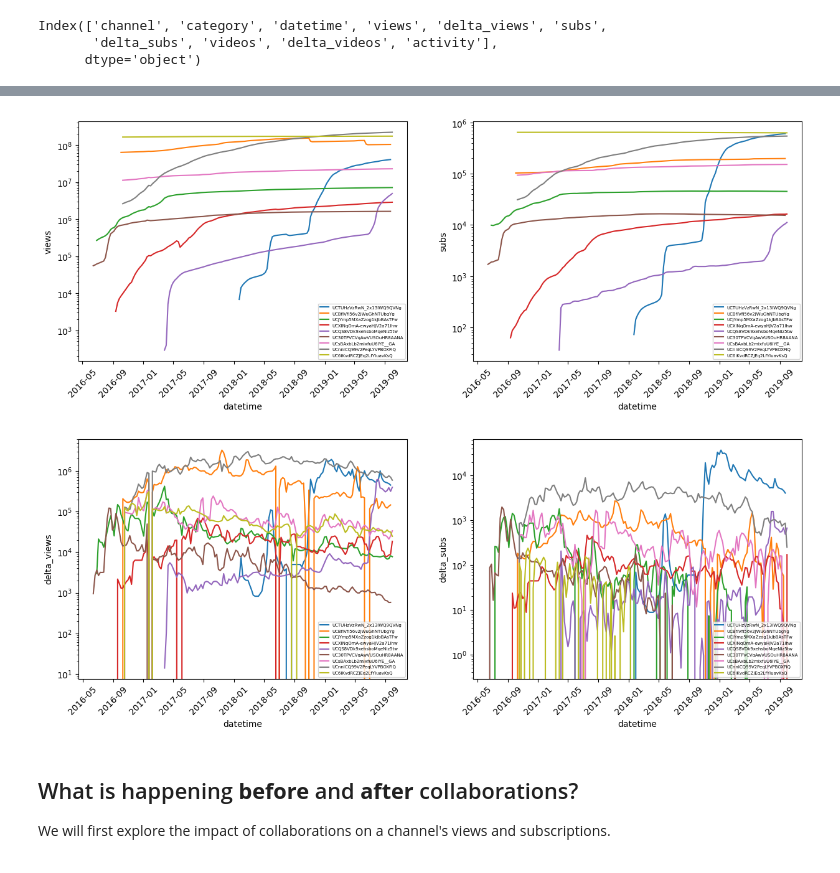
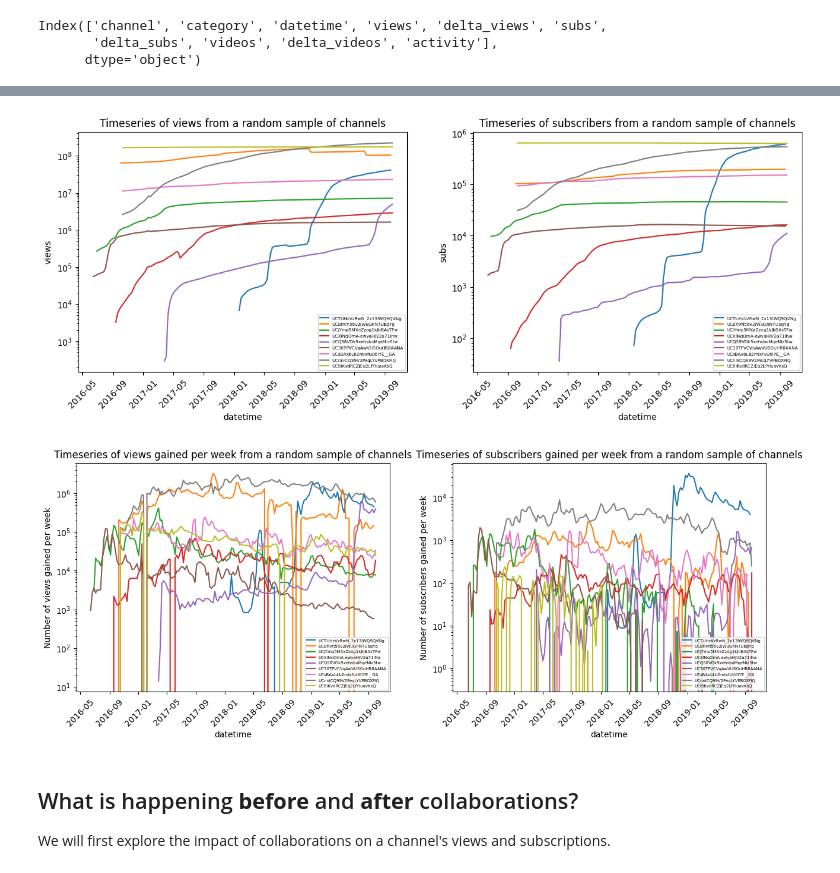
Before and after one commit to epfl-ada/ada-2023-project-adacadabra, a Jupyter notebook: Research q 4.ipynb, the cells around one changed output, grey strips where cells are left out. Drawn from its saved outputs; the diff is of its cells as text; code cells hidden in the pictures.

```diff
--- a/Research q 4.ipynb
+++ b/Research q 4.ipynb
@@ -127,6 +127,7 @@ sns.lineplot(x = 'datetime', y = 'views', hue = 'channel', data = timeseries_col
 ax1.set_yscale('log')
 plt.xticks(rotation=45)
 plt.legend(loc='lower right', fontsize = 5)
+plt.title("Timeseries of views from a random sample of channels")
 
 ax2 = fig.add_subplot(1, 2, 2)
 # plot timeseries of number of subscribers a channel has
@@ -134,28 +135,33 @@ sns.lineplot(x = 'datetime', y = 'subs', hue = 'channel', data = timeseries_coll
 ax2.set_yscale('log')
 plt.xticks(rotation=45)
 plt.legend(loc='lower right', fontsize = 5)
+plt.title("Timeseries of subscribers from a random sample of channels")
 plt.show()
 # %% [output]
-[figure, old version]
+[figure, new version]
 # %%
 fig = plt.figure(figsize=(15,5))
 ax1 = fig.add_subplot(1, 2, 1)
 
 # plot timeseries of changes in number of views a channel has
 sns.lineplot(x = 'datetime', y = 'delta_views', hue = 'channel', data = timeseries_collab_sample, ax=ax1)
 ax1.set_yscale('log')
 plt.xticks(rotation=45)
 plt.legend(loc='lower right', fontsize = 5)
+plt.title("Timeseries of views gained per week from a random sample of channels")
+plt.ylabel("Number of views gained per week")
 
 ax2 = fig.add_subplot(1, 2, 2)
 # plot timeseries of changes in number of subscribers a channel has
 sns.lineplot(x = 'datetime', y = 'delta_subs', hue = 'channel', data = timeseries_collab_sample, ax=ax2)
 ax2.set_yscale('log')
 plt.xticks(rotation=45)
 plt.legend(loc='lower right', fontsize = 5)
+plt.title("Timeseries of subscribers gained per week from a random sample of channels")
+plt.ylabel("Number of subscribers gained per week")
 plt.show()
 # %% [output]
-[figure, old version]
+[figure, new version]
 # %% [markdown]
 ## What is happening **before** and **after** collaborations?
 
```
Also changed, not shown: parts of 4 cells of this notebook.
